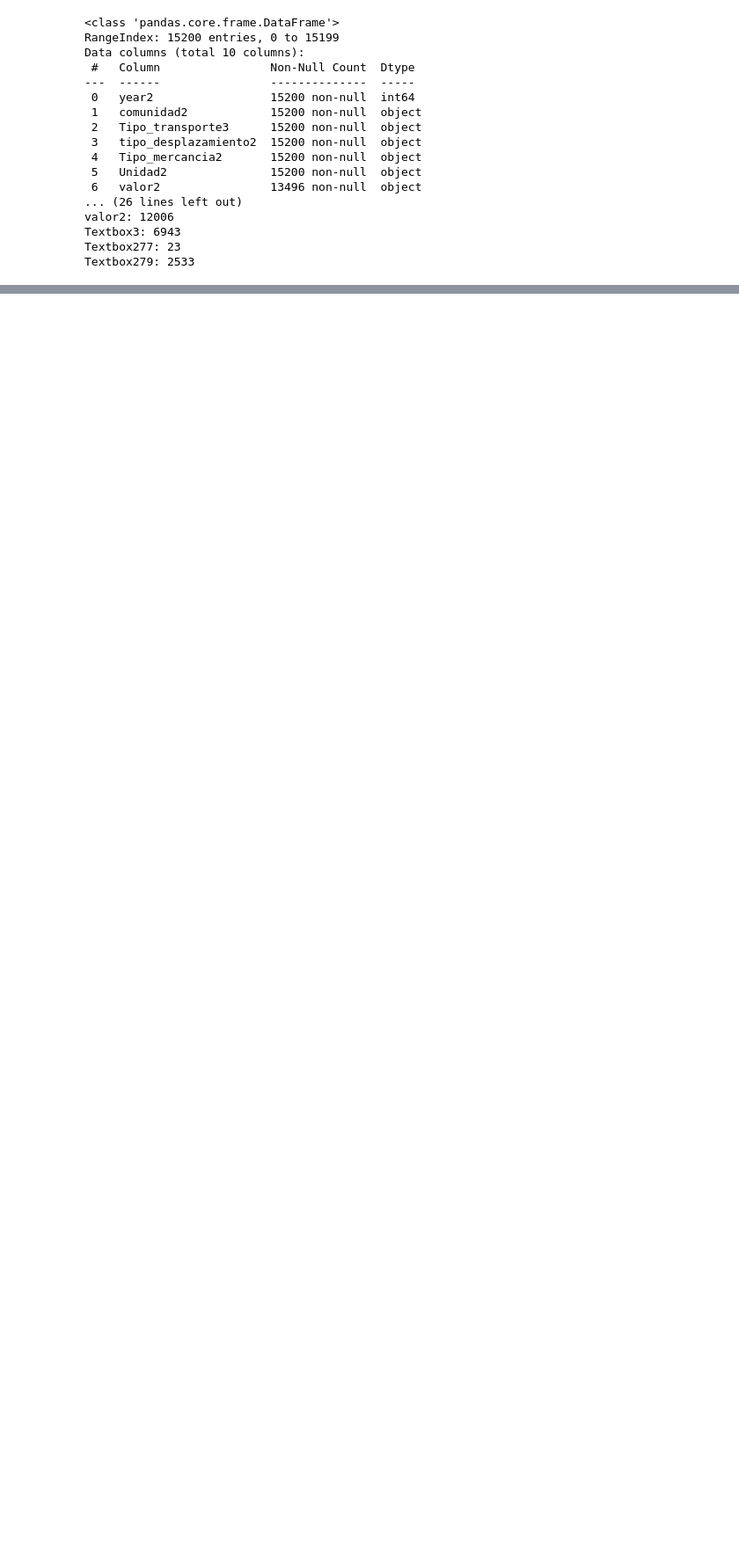
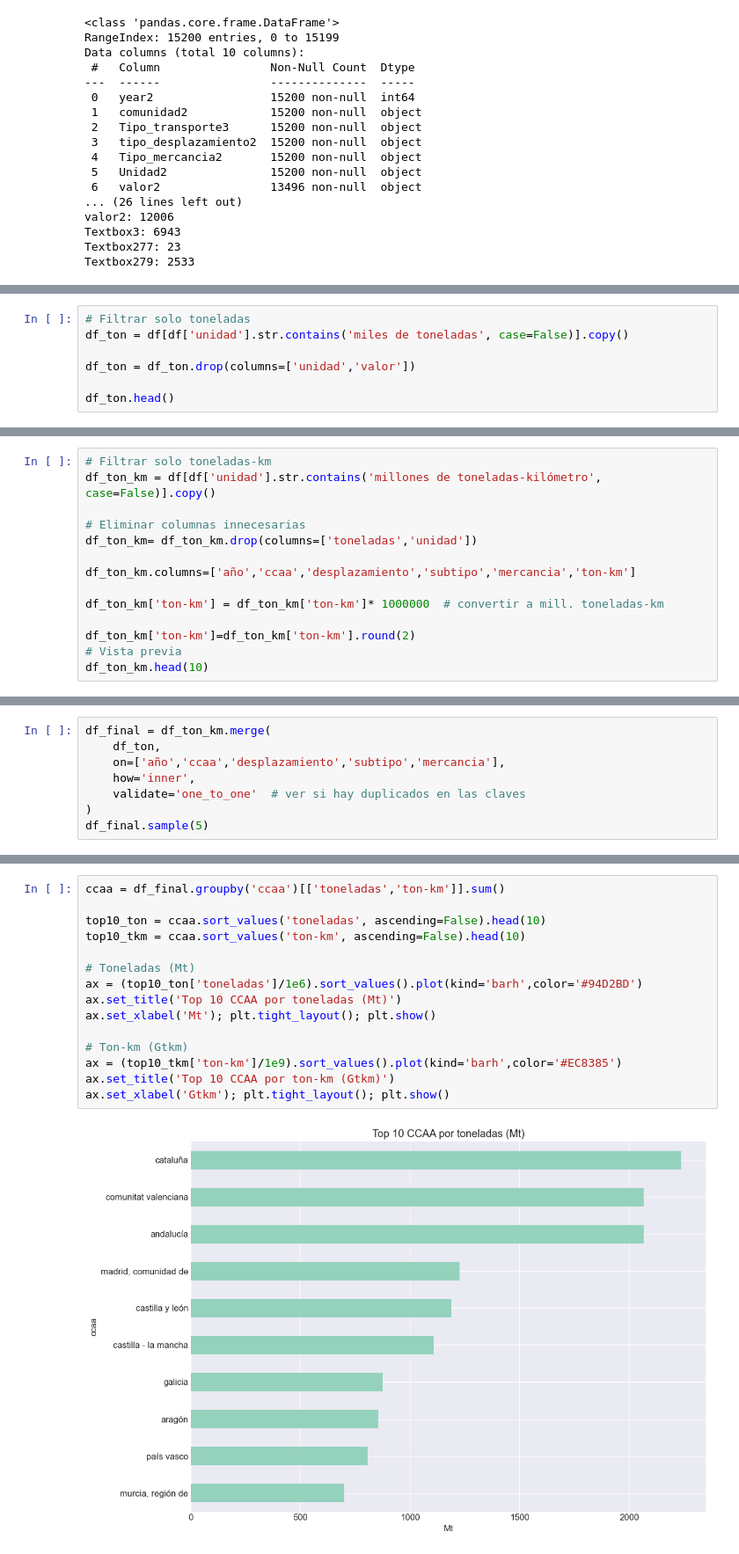
Before and after one commit to esanchezlaulhe1312/transporte_mercancias_carretera, a Jupyter notebook: notebooks/01_exploracion_CO280.ipynb, the cells around one changed output, grey strips where cells are left out. Shown at 88% size. Cells and saved outputs as stored; diff of their text form; blank space fills up the shorter version.

```diff
--- a/notebooks/01_exploracion_CO280.ipynb
+++ b/notebooks/01_exploracion_CO280.ipynb
@@ -451,0 +204,7 @@ print(f"✅ Dataset final guardado en: {ruta_guardado_ton_km}")
+# %%
+# Filtrar solo toneladas
+df_ton = df[df['unidad'].str.contains('miles de toneladas', case=False)].copy()
+
+df_ton = df_ton.drop(columns=['unidad','valor'])
+
+df_ton.head()
@@ -451,0 +218,14 @@ print(f"✅ Dataset final guardado en: {ruta_guardado_ton_km}")
+# %%
+# Filtrar solo toneladas-km
+df_ton_km = df[df['unidad'].str.contains('millones de toneladas-kilómetro', case=False)].copy()
+
+# Eliminar columnas innecesarias
+df_ton_km= df_ton_km.drop(columns=['toneladas','unidad'])
+
+df_ton_km.columns=['año','ccaa','desplazamiento','subtipo','mercancia','ton-km']
+
+df_ton_km['ton-km'] = df_ton_km['ton-km']* 1000000  # convertir a mill. toneladas-km
+
+df_ton_km['ton-km']=df_ton_km['ton-km'].round(2)
+# Vista previa
+df_ton_km.head(10)
@@ -451,0 +259,8 @@ print(f"✅ Dataset final guardado en: {ruta_guardado_ton_km}")
+# %%
+df_final = df_ton_km.merge(
+    df_ton,
+    on=['año','ccaa','desplazamiento','subtipo','mercancia'],
+    how='inner',
+    validate='one_to_one'  # ver si hay duplicados en las claves
+)
+df_final.sample(5)
@@ -451,0 +274,17 @@ print(f"✅ Dataset final guardado en: {ruta_guardado_ton_km}")
+# %%
+ccaa = df_final.groupby('ccaa')[['toneladas','ton-km']].sum()
+
+top10_ton = ccaa.sort_values('toneladas', ascending=False).head(10)
+top10_tkm = ccaa.sort_values('ton-km', ascending=False).head(10)
+
+# Toneladas (Mt)
+ax = (top10_ton['toneladas']/1e6).sort_values().plot(kind='barh',color='#94D2BD')
+ax.set_title('Top 10 CCAA por toneladas (Mt)')
+ax.set_xlabel('Mt'); plt.tight_layout(); plt.show()
+
+# Ton-km (Gtkm)
+ax = (top10_tkm['ton-km']/1e9).sort_values().plot(kind='barh',color='#EC8385')
+ax.set_title('Top 10 CCAA por ton-km (Gtkm)')
+ax.set_xlabel('Gtkm'); plt.tight_layout(); plt.show()
+# %% [output]
+[figure, added]
```
Also changed, not shown: parts of 38 cells of this notebook, 16 other files.
